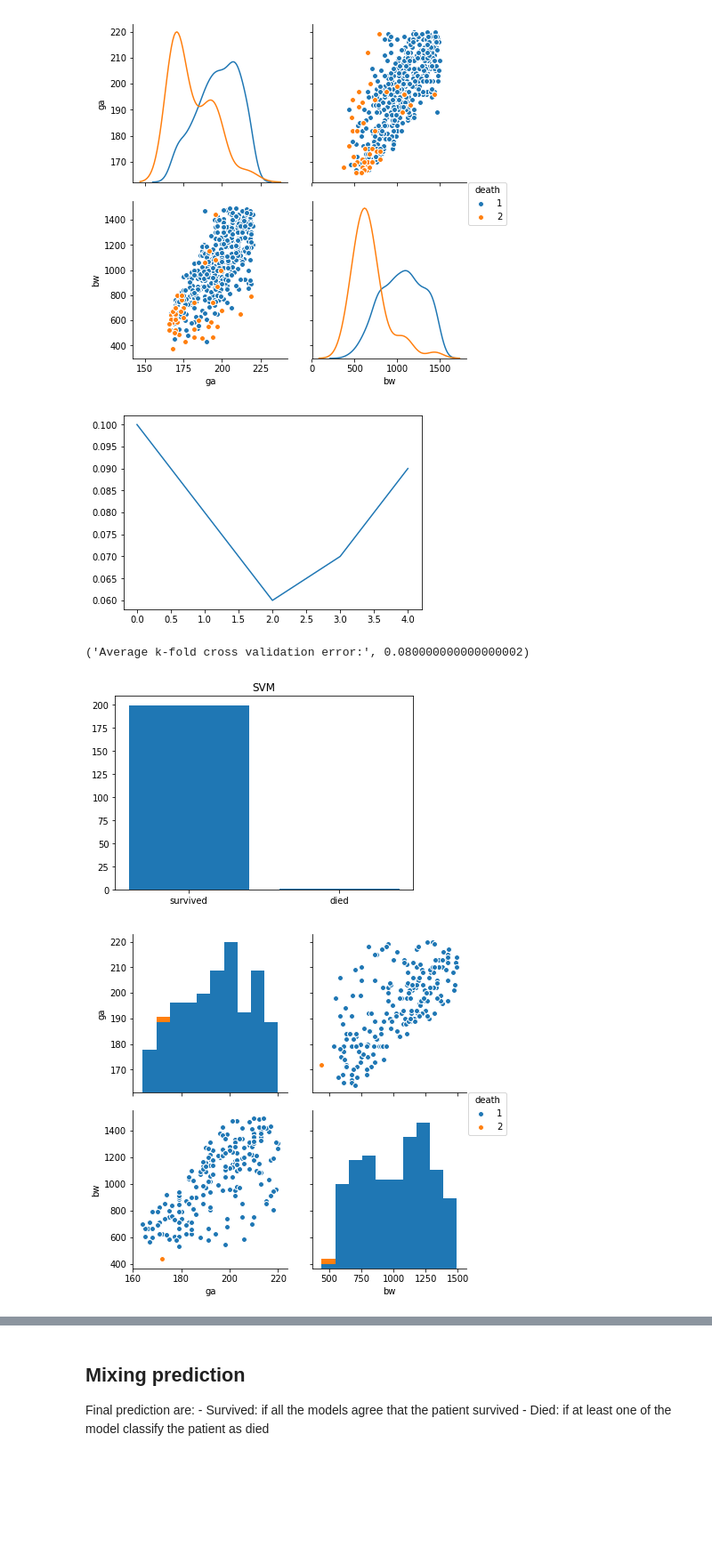
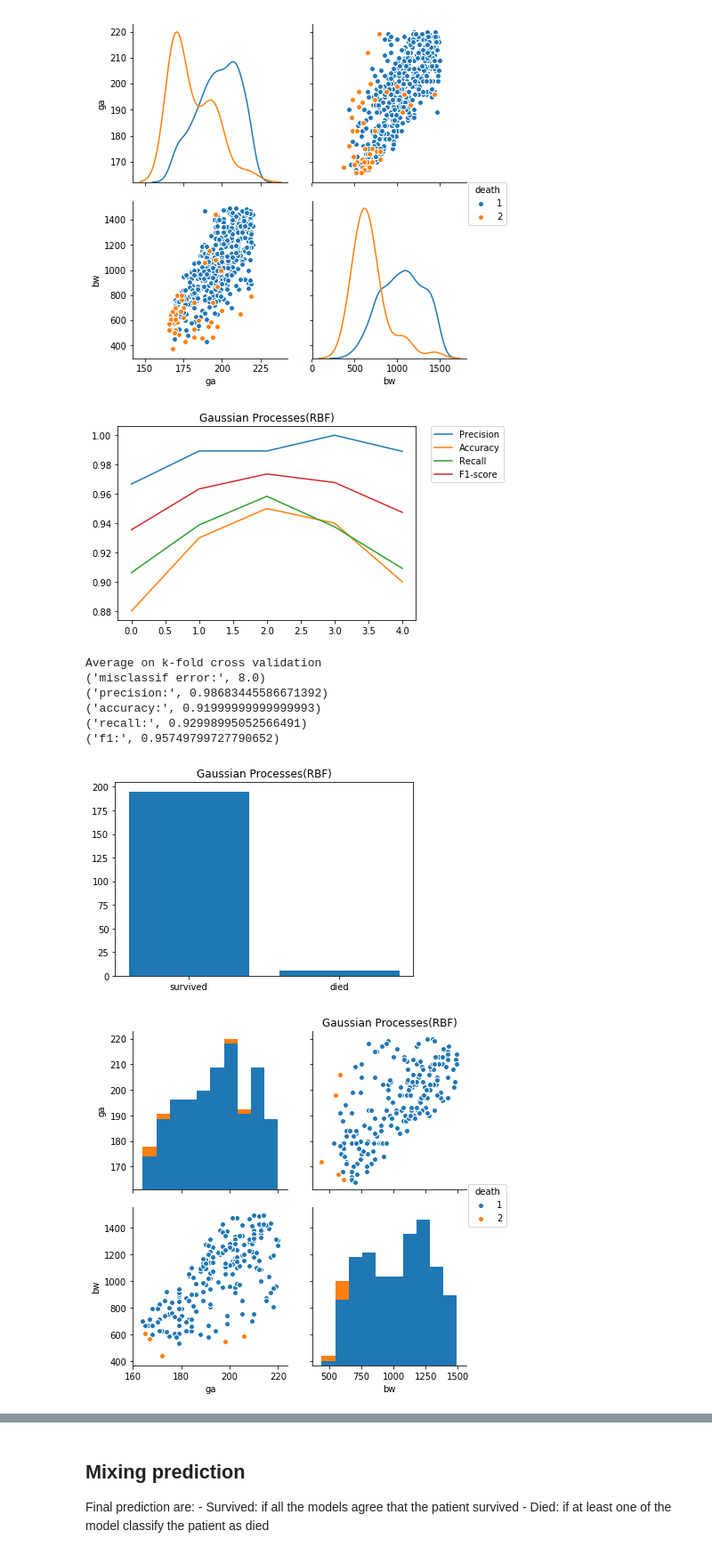
Before and after one commit to MaximilianProll/statgen, a Jupyter notebook: notebook.ipynb, the cells around one changed output, grey strips where cells are left out. Shown at 89% size. Drawn from its saved outputs; the diff is of its cells as text; code cells hidden in the pictures; blank space fills up the shorter version.

```diff
--- a/notebook.ipynb
+++ b/notebook.ipynb
@@ -60,48 +68,85 @@ plt.show()
 [figure]
 [figure]
 # %%
-#clf = svm.SVC(class_weight='balanced', kernel='rbf')#, degree=3, coef0=)
-#clf = DecisionTreeClassifier()
-clf = LogisticRegression()
-#clf = GaussianNB()
+#kernel = 1.0 * C(constant_value=1.0) + 1.0 * RBF(length_scale=1.0)
+kernel = 1.0 * RBF(length_scale=1.0)
+clf = GaussianProcessClassifier(kernel=kernel, optimizer=None); method_name = "Gaussian Processes(RBF)"
+#clf = svm.SVC(class_weight='balanced', kernel='rbf'); method_name = "SVM"#, degree=3, coef0=)
+#clf = DecisionTreeClassifier(); method_name = "Decision tree"
+#clf = LogisticRegression(); method_name = "Logistic regression"
+#clf = GaussianNB(); method_name = "Gaussian naive Bayes"
 
 #print('score for SVM: ', clf.score(training_data_stand, training_labels))
 #print('f1 measure for SVM: ', f1_score(training_labels, clf.predict(training_data_stand),
 #                                                  average='weighted'))
-errs = []
+
+misclassif_lst = []
+precision_lst = []
+accuracy_lst = []
+recall_lst = []
+f1_lst = []
+
 kf = KFold(n_splits=5)
 for train_index, test_index in kf.split(training_data_stand):
     X_train, X_test = training_data_stand[train_index], training_data_stand[test_index]
     y_train, y_test = training_labels[train_index], training_labels[test_index]
     clf.fit(X_train, y_train)
     y_pred = clf.predict(X_test)
-    mse = mean_squared_error(y_pred=y_pred, y_true=y_test)
-    errs.append(mse)
-plt.plot(range(5), errs)
+    misclassif = np.sum(y_pred!=y_test)
+    precision = precision_score(y_pred, y_test)
+    accuracy = accuracy_score(y_pred, y_test)
+    recall = recall_score(y_pred, y_test)
+    f1 = f1_score(y_pred, y_test)
+
+    misclassif_lst.append(misclassif)
+    precision_lst.append(precision)
+    accuracy_lst.append(accuracy)
+    recall_lst.append(recall)
+
+    f1_lst.append(f1)
+
+plt.plot(range(5), precision_lst, label="Precision")
+plt.plot(range(5), accuracy_lst, label="Accuracy")
+plt.plot(range(5), recall_lst, label="Recall")
+plt.plot(range(5), f1_lst, label="F1-score")
+plt.legend(bbox_to_anchor=(1.05, 1), loc=2, borderaxespad=0.)
+plt.title(method_name)
 plt.show()
-print("Average k-fold cross validation error:", np.mean(errs))
+
+print("Average on k-fold cross validation")
+print("misclassif error:", np.mean(misclassif_lst))
+print("precision:", np.mean(precision_lst))
+print("accuracy:", np.mean(accuracy_lst))
+print("recall:", np.mean(recall_lst))
+print("f1:", np.mean(f1_lst))
 
 clf.fit(training_data_stand, training_labels)
 p = clf.predict(test_data_stand)
 
 classes, distribution = np.unique(p, return_counts=True)
 plt.bar(classes, distribution)
-plt.title('SVM')
+plt.title(method_name)
 plt.xticks(classes, ["survived", "died"])
 plt.show()
 
 svm_pred = pd.DataFrame(data={#'patientid':test_set['patientid'].as_matrix(),
                              'ga':test_set['ga'].as_matrix(), 'bw':test_set['bw'].as_matrix(), 'death':p})
 sns.pairplot(svm_pred[['ga', 'bw', 'death']]
              , hue="death"
              , vars=['ga', 'bw']
              #, diag_kind="kde"
              #, kind="reg"
              , size=3
             )
+plt.title(method_name)
 plt.show()
 # %% [output]
-[figure, old version]
+[figure, new version]
-('Average k-fold cross validation error:', 0.080000000000000002)
+Average on k-fold cross validation
+('misclassif error:', 8.0)
+('precision:', 0.98683445586671392)
+('accuracy:', 0.91999999999999993)
+('recall:', 0.92998995052566491)
+('f1:', 0.95749799727790652)
-[figure, old version]
+[figure, new version]
-[figure, old version]
+[figure, new version]
```
Also changed, not shown: parts of 27 cells of this notebook, 17 other files.
